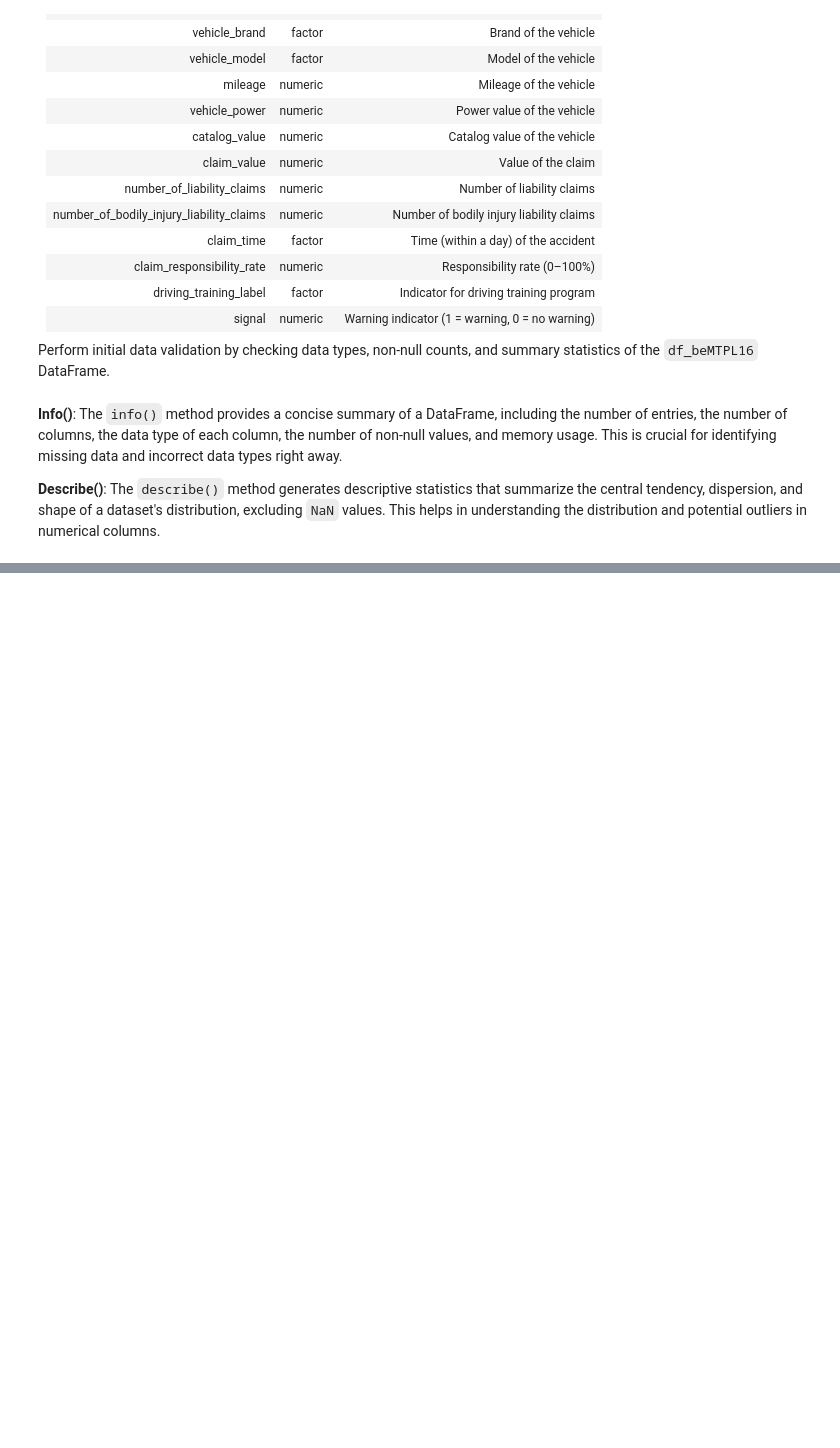
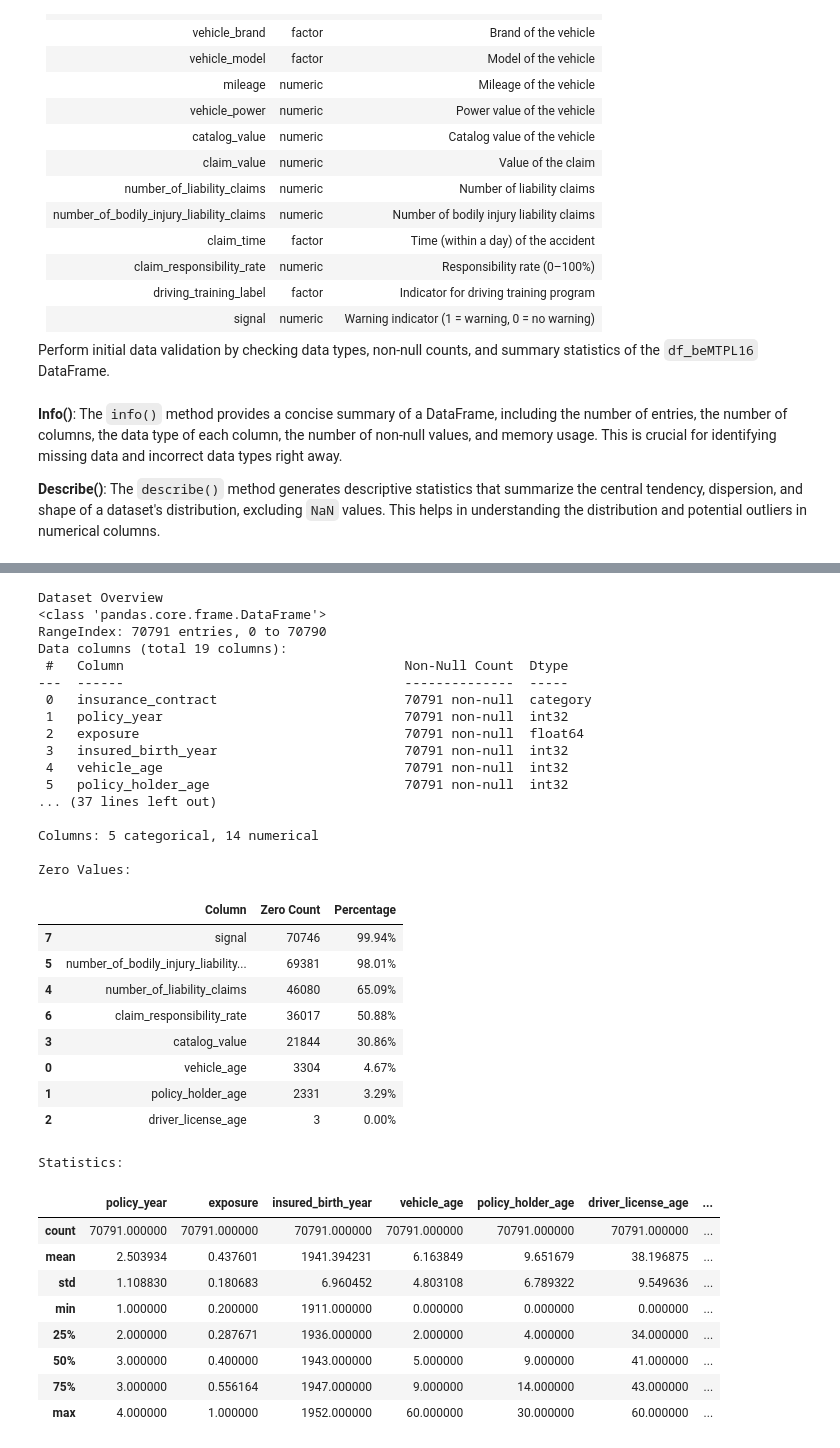
Before and after one commit to charleskwakye/be-insurance-ai, a Jupyter notebook: ml_belgium.ipynb, the cells around one changed output, grey strips where cells are left out. Drawn from its saved outputs; the diff is of its cells as text; code cells hidden in the pictures; blank space fills up the shorter version.

```diff
--- a/ml_belgium.ipynb
+++ b/ml_belgium.ipynb
@@ -172,13 +87,0 @@ Next, we'll check for zero values in the numerical columns. In some datasets, a
-# %%
-import pandas as pd
-zero_counts = {}
-for col in num_col:
-    zero_counts[col] = (df_beMTPL16[col] == 0).sum()
-
-zero_counts_df = pd.DataFrame(zero_counts.items(), columns=['Column', 'Zero Count'])
-display(zero_counts_df[zero_counts_df['Zero Count'] > 0].sort_values(by='Zero Count', ascending=False))
-
-print("\nColumns with zero values:")
-for col, count in zero_counts.items():
-    if count > 0:
-        print(f"  {col}: {count} zeros ({count/len(df_beMTPL16)*100:.2f}% of total rows)")
@@ -204,3 +88,61 @@ Columns with zero values:
+# %%
+print("Dataset Overview")
+df_beMTPL16.info()
+
+print("\nNull Values:")
+print(df_beMTPL16.isnull().sum())
+
+cat_col = [col for col in df_beMTPL16.columns if df_beMTPL16[col].dtype == 'category']
+num_col = [col for col in df_beMTPL16.columns if df_beMTPL16[col].dtype != 'category']
+
+print(f'\nColumns: {len(cat_col)} categorical, {len(num_col)} numerical')
+
+zero_counts = {col: (df_beMTPL16[col] == 0).sum() for col in num_col}
+zero_df = pd.DataFrame([(col, count, f"{count/len(df_beMTPL16)*100:.2f}%")
+                         for col, count in zero_counts.items() if count > 0],
+                       columns=['Column', 'Zero Count', 'Percentage'])
+print("\nZero Values:")
+display(zero_df.sort_values(by='Zero Count', ascending=False))
+
+print("\nStatistics:")
+display(df_beMTPL16.describe())
+# %% [output]
+Dataset Overview
+<class 'pandas.core.frame.DataFrame'>
+RangeIndex: 70791 entries, 0 to 70790
+Data columns (total 19 columns):
+ #   Column                                    Non-Null Count  Dtype
+---  ------                                    --------------  -----
+ 0   insurance_contract                        70791 non-null  category
+ 1   policy_year                               70791 non-null  int32
+ 2   exposure                                  70791 non-null  float64
+ 3   insured_birth_year                        70791 non-null  int32
+ 4   vehicle_age                               70791 non-null  int32
+ 5   policy_holder_age                         70791 non-null  int32
+... (37 lines left out)
+
+Columns: 5 categorical, 14 numerical
+
+Zero Values:
+|  | Column | Zero Count | Percentage |
+| 7 | signal | 70746 | 99.94% |
+| 5 | number_of_bodily_injury_liability... | 69381 | 98.01% |
+| 4 | number_of_liability_claims | 46080 | 65.09% |
+| 6 | claim_responsibility_rate | 36017 | 50.88% |
+| 3 | catalog_value | 21844 | 30.86% |
+| 0 | vehicle_age | 3304 | 4.67% |
+| 1 | policy_holder_age | 2331 | 3.29% |
+| 2 | driver_license_age | 3 | 0.00% |
+Statistics:
+|  | policy_year | exposure | insured_birth_year | vehicle_age | policy_holder_age | driver_license_age | ... |
+| count | 70791.000000 | 70791.000000 | 70791.000000 | 70791.000000 | 70791.000000 | 70791.000000 | ... |
+| mean | 2.503934 | 0.437601 | 1941.394231 | 6.163849 | 9.651679 | 38.196875 | ... |
+| std | 1.108830 | 0.180683 | 6.960452 | 4.803108 | 6.789322 | 9.549636 | ... |
+| min | 1.000000 | 0.200000 | 1911.000000 | 0.000000 | 0.000000 | 0.000000 | ... |
+| 25% | 2.000000 | 0.287671 | 1936.000000 | 2.000000 | 4.000000 | 34.000000 | ... |
+| 50% | 3.000000 | 0.400000 | 1943.000000 | 5.000000 | 9.000000 | 41.000000 | ... |
+| 75% | 3.000000 | 0.556164 | 1947.000000 | 9.000000 | 14.000000 | 43.000000 | ... |
+| max | 4.000000 | 1.000000 | 1952.000000 | 60.000000 | 30.000000 | 60.000000 | ... |
 # %% [markdown]
 #### 1. Columns to Drop
 
```
Also changed, not shown: parts of 35 cells of this notebook, 2 other files.
